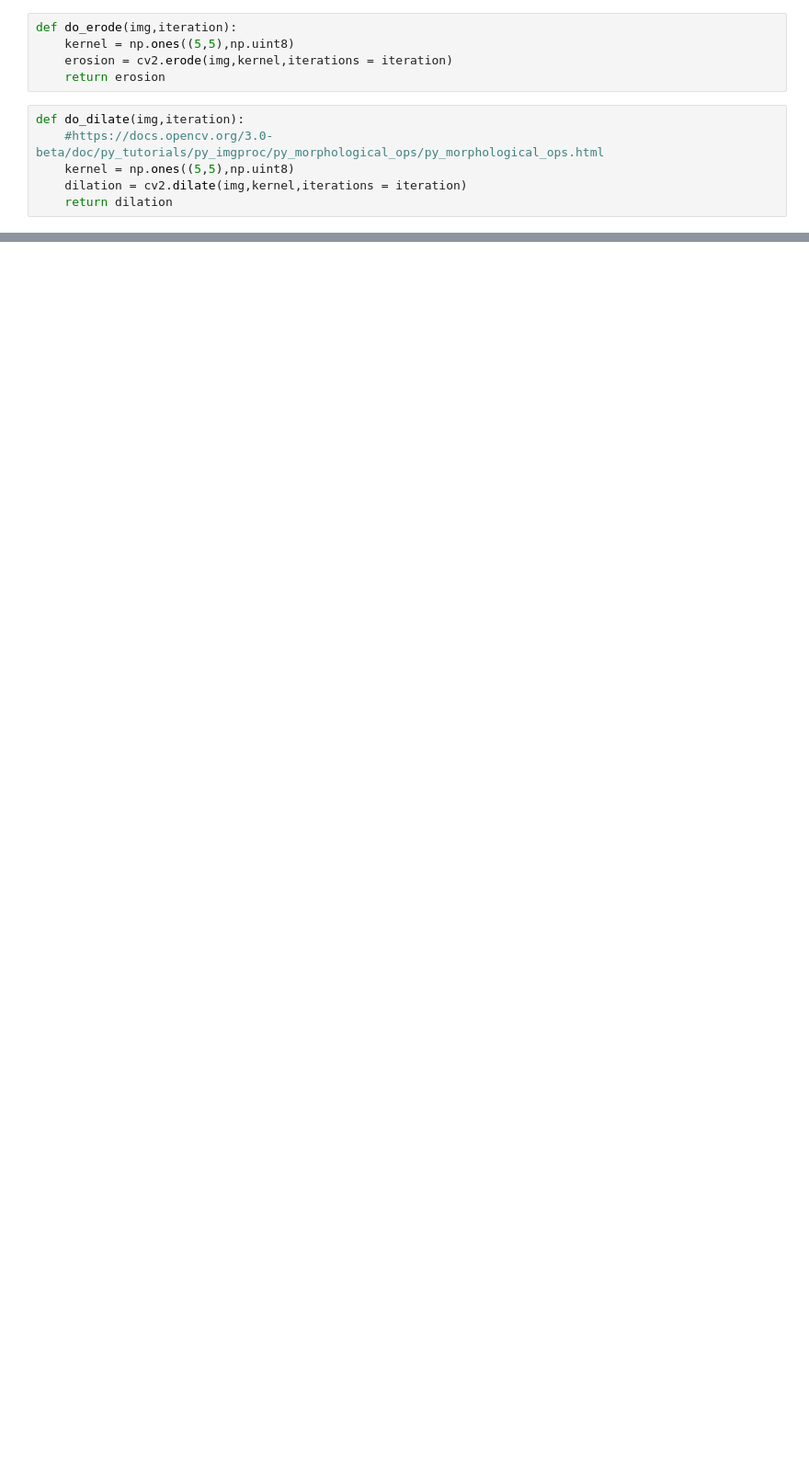
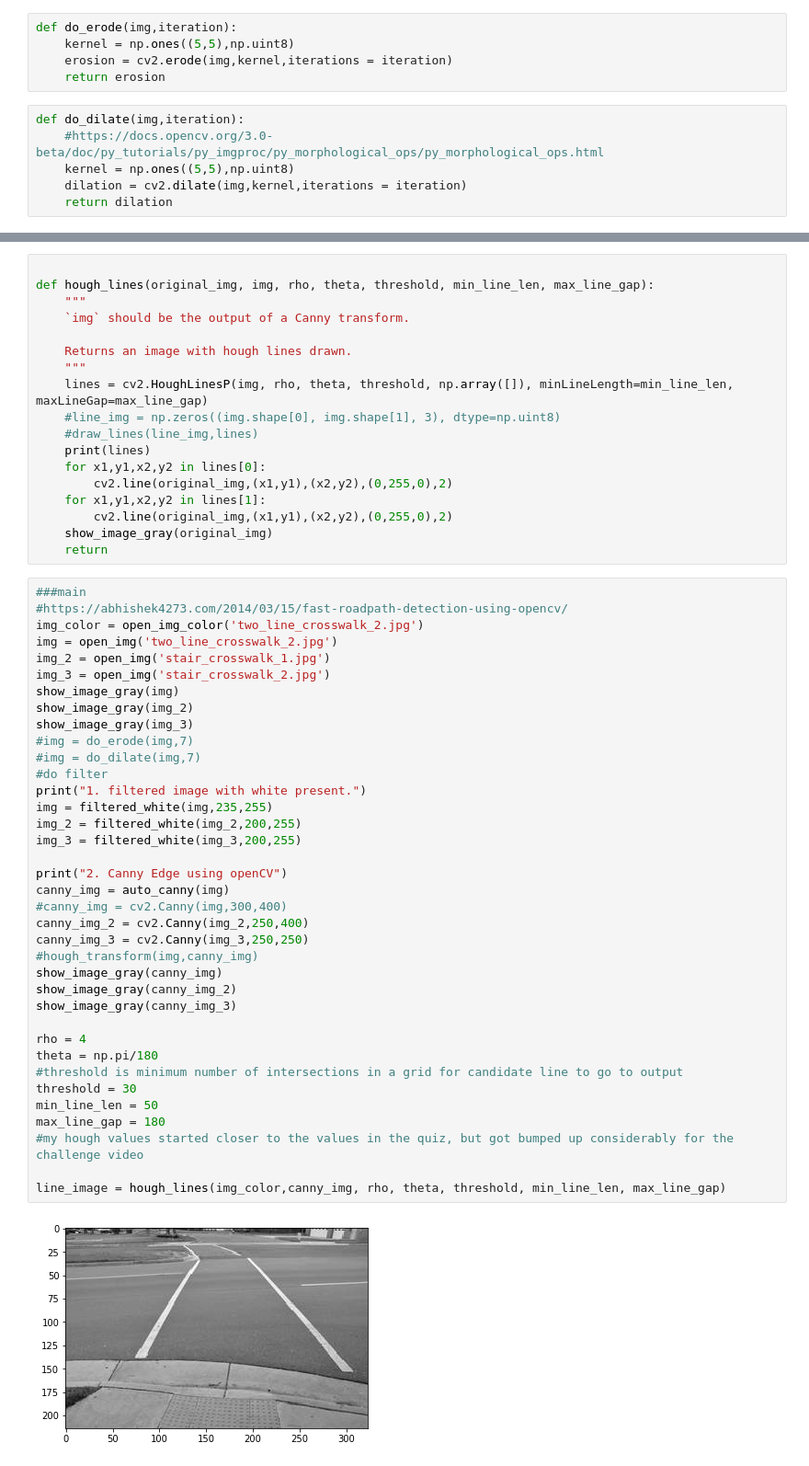
Before and after one commit to Zaoldyeckk/Erlang-System, a Jupyter notebook: Sidewalk and crosswalk detection/Two-Line Crosswalk Detection.ipynb, the cells around one changed output, grey strips where cells are left out. Shown at 92% size. Saved outputs shown, nothing was run; the diff lists cells and outputs as text; blank space fills up the shorter version.

Commit message:
two lines crosswalk implemented

```diff
--- a/Sidewalk and crosswalk detection/Two-Line Crosswalk Detection.ipynb
+++ b/Sidewalk and crosswalk detection/Two-Line Crosswalk Detection.ipynb
@@ -32,0 +98,57 @@ plt.show()
+# %%
+
+def hough_lines(original_img, img, rho, theta, threshold, min_line_len, max_line_gap):
+    """
+    `img` should be the output of a Canny transform.
+
+    Returns an image with hough lines drawn.
+    """
+    lines = cv2.HoughLinesP(img, rho, theta, threshold, np.array([]), minLineLength=min_line_len, maxLineGap=max_line_gap)
+    #line_img = np.zeros((img.shape[0], img.shape[1], 3), dtype=np.uint8)
+    #draw_lines(line_img,lines)
+    print(lines)
+    for x1,y1,x2,y2 in lines[0]:
+        cv2.line(original_img,(x1,y1),(x2,y2),(0,255,0),2)
+    for x1,y1,x2,y2 in lines[1]:
+        cv2.line(original_img,(x1,y1),(x2,y2),(0,255,0),2)
+    show_image_gray(original_img)
+    return
+# %%
+###main
+#https://abhishek4273.com/2014/03/15/fast-roadpath-detection-using-opencv/
+img_color = open_img_color('two_line_crosswalk_2.jpg')
+img = open_img('two_line_crosswalk_2.jpg')
+img_2 = open_img('stair_crosswalk_1.jpg')
+img_3 = open_img('stair_crosswalk_2.jpg')
+show_image_gray(img)
+show_image_gray(img_2)
+show_image_gray(img_3)
+#img = do_erode(img,7)
+#img = do_dilate(img,7)
+#do filter
+print("1. filtered image with white present.")
+img = filtered_white(img,235,255)
+img_2 = filtered_white(img_2,200,255)
+img_3 = filtered_white(img_3,200,255)
+
+print("2. Canny Edge using openCV")
+canny_img = auto_canny(img)
+#canny_img = cv2.Canny(img,300,400)
+canny_img_2 = cv2.Canny(img_2,250,400)
+canny_img_3 = cv2.Canny(img_3,250,250)
+#hough_transform(img,canny_img)
+show_image_gray(canny_img)
+show_image_gray(canny_img_2)
+show_image_gray(canny_img_3)
+
+rho = 4
+theta = np.pi/180
+#threshold is minimum number of intersections in a grid for candidate line to go to output
+threshold = 30
+min_line_len = 50
+max_line_gap = 180
+#my hough values started closer to the values in the quiz, but got bumped up considerably for the challenge video
+
+line_image = hough_lines(img_color,canny_img, rho, theta, threshold, min_line_len, max_line_gap)
+# %% [output]
+[figure, added]
```
Also changed, not shown: parts of 12 cells of this notebook, 3 other files.
